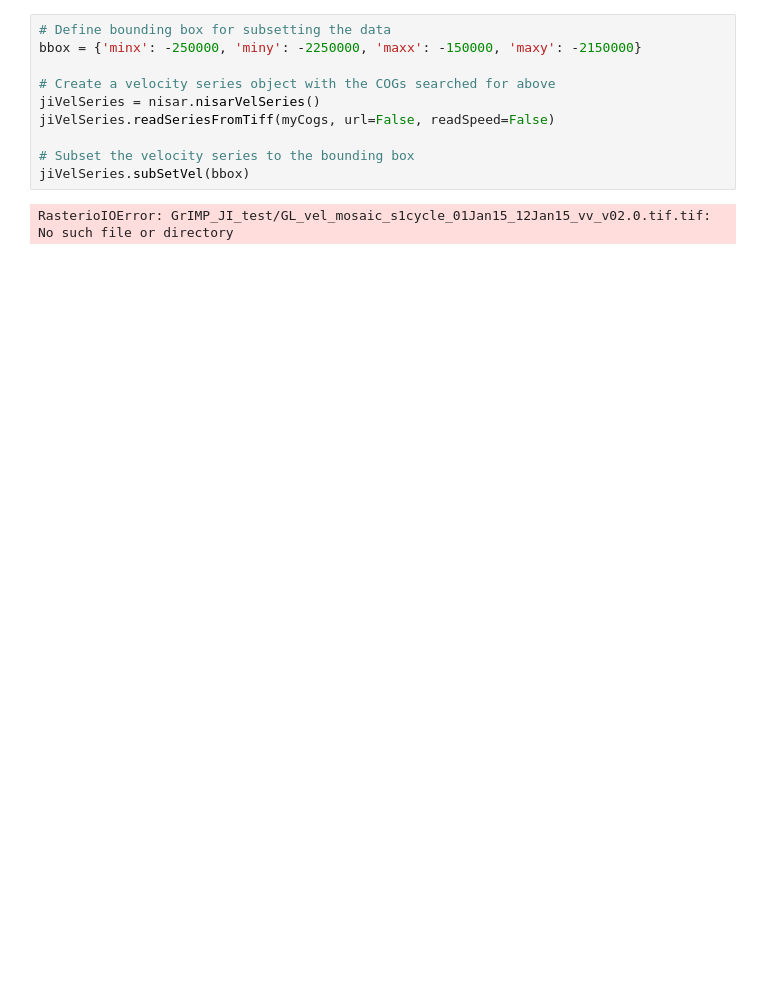
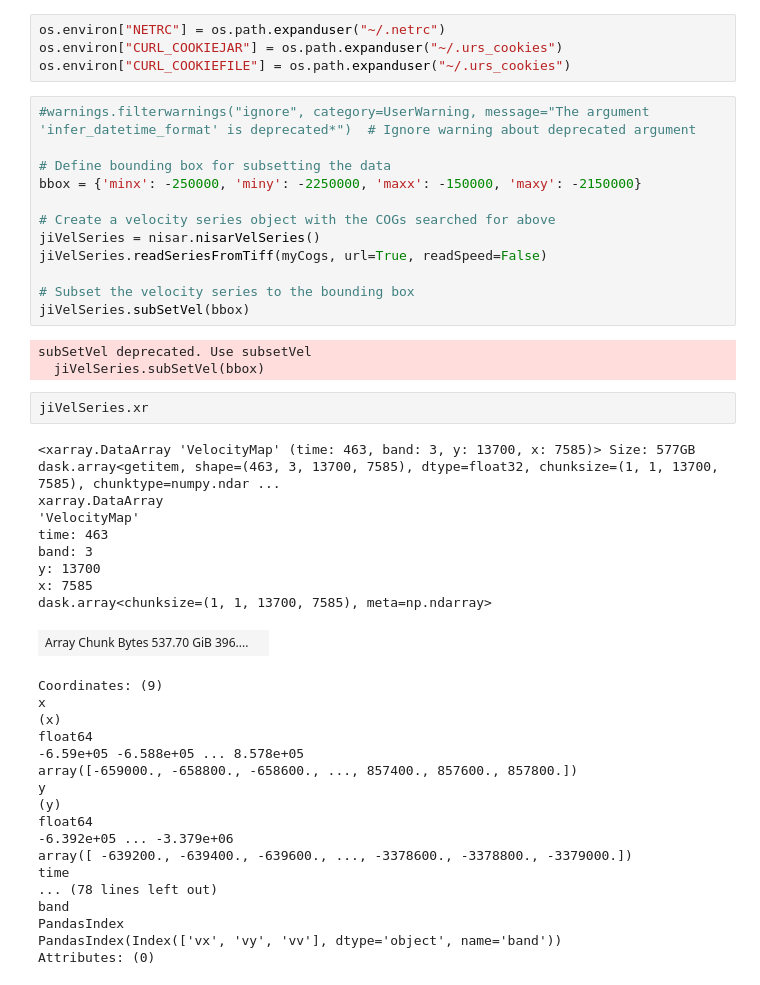
Before and after one commit to danshapero/Jakobshavn-Isbrae-CalvingStatistics, a Jupyter notebook: jakobshavn_velocity.ipynb, the cells around one changed output. Drawn from its saved outputs; the diff is of its cells as text; blank space fills up the shorter version.

```diff
--- a/jakobshavn_velocity.ipynb
+++ b/jakobshavn_velocity.ipynb
@@ -69,12 +41,48 @@ print(baseNames)
+# %%
+os.environ["NETRC"] = os.path.expanduser("~/.netrc")
+os.environ["CURL_COOKIEJAR"] = os.path.expanduser("~/.urs_cookies")
+os.environ["CURL_COOKIEFILE"] = os.path.expanduser("~/.urs_cookies")
 # %%
+#warnings.filterwarnings("ignore", category=UserWarning, message="The argument 'infer_datetime_format' is deprecated*")  # Ignore warning about deprecated argument
+
 # Define bounding box for subsetting the data
 bbox = {'minx': -250000, 'miny': -2250000, 'maxx': -150000, 'maxy': -2150000}
 
 # Create a velocity series object with the COGs searched for above
 jiVelSeries = nisar.nisarVelSeries()
-jiVelSeries.readSeriesFromTiff(myCogs, url=False, readSpeed=False)
+jiVelSeries.readSeriesFromTiff(myCogs, url=True, readSpeed=False)
 
 # Subset the velocity series to the bounding box
 jiVelSeries.subSetVel(bbox)
 # %% [output]
-RasterioIOError: GrIMP_JI_test/GL_vel_mosaic_s1cycle_01Jan15_12Jan15_vv_v02.0.tif.tif: No such file or directory
+subSetVel deprecated. Use subsetVel
+  jiVelSeries.subSetVel(bbox)
+# %%
+jiVelSeries.xr
+# %% [output]
+<xarray.DataArray 'VelocityMap' (time: 463, band: 3, y: 13700, x: 7585)> Size: 577GB dask.array<getitem, shape=(463, 3, 13700, 7585), dtype=float32, chunksize=(1, 1, 13700, 7585), chunktype=numpy.ndar ...
+xarray.DataArray
+'VelocityMap'
+time: 463
+band: 3
+y: 13700
+x: 7585
+dask.array<chunksize=(1, 1, 13700, 7585), meta=np.ndarray>
+| Array Chunk Bytes 537.70 GiB 396.... |  |
+Coordinates: (9)
+x
+(x)
+float64
+-6.59e+05 -6.588e+05 ... 8.578e+05
+array([-659000., -658800., -658600., ..., 857400., 857600., 857800.])
+y
+(y)
+float64
+-6.392e+05 ... -3.379e+06
+array([ -639200., -639400., -639600., ..., -3378600., -3378800., -3379000.])
+time
+... (78 lines left out)
+band
+PandasIndex
+PandasIndex(Index(['vx', 'vy', 'vv'], dtype='object', name='band'))
+Attributes: (0)
```
Also changed, not shown: parts of 10 cells of this notebook, 1 other file.
